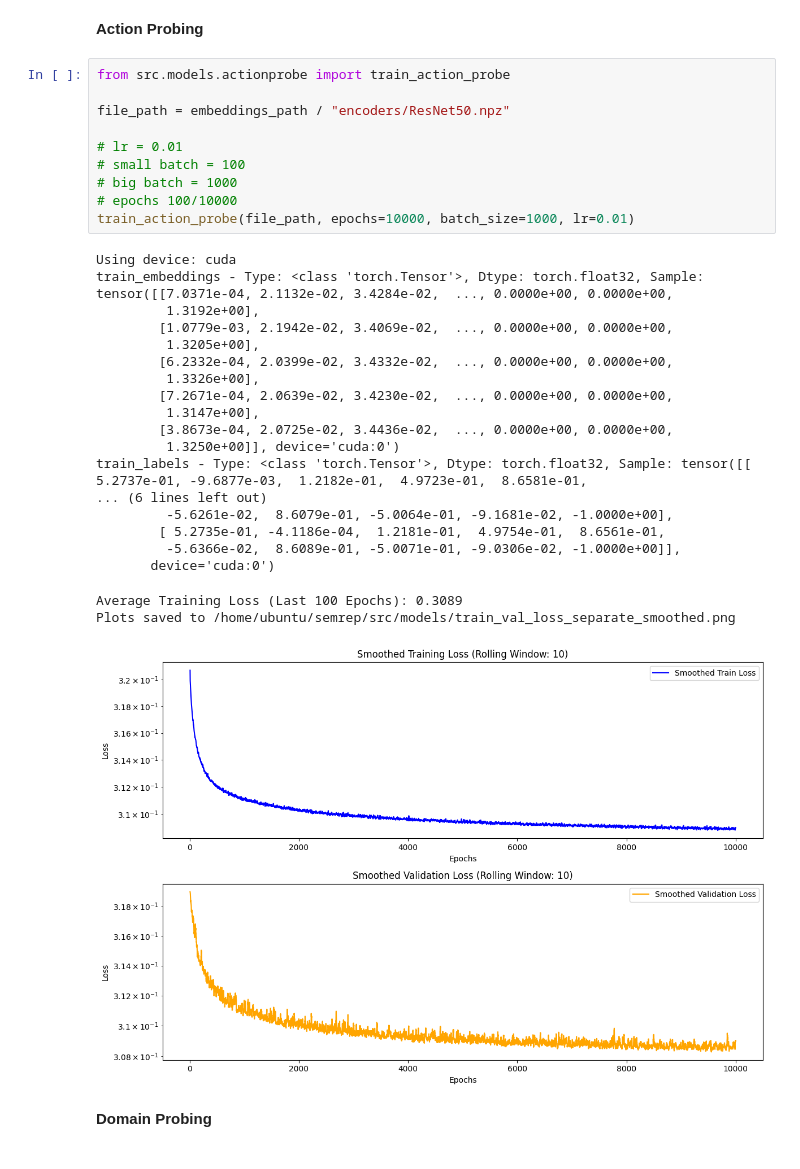
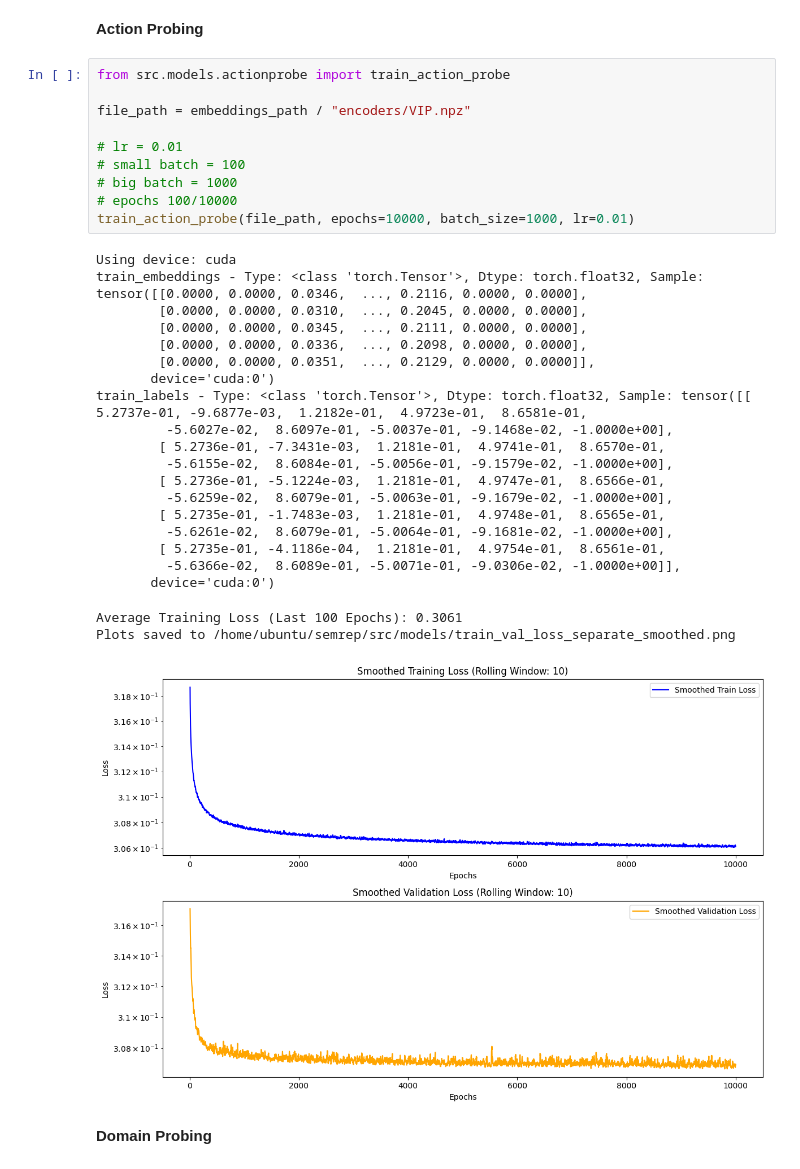
Before and after one commit to yyardi/Bridging-the-Sim2Real-Gap, a Jupyter notebook: notebooks/Compiled_models.ipynb, the cells around one changed output. Cells and saved outputs as stored; diff of their text form.

```diff
--- a/notebooks/Compiled_models.ipynb
+++ b/notebooks/Compiled_models.ipynb
@@ -331,34 +331,35 @@ plt.show()
 # %%
 from src.models.actionprobe import train_action_probe
 
-file_path = embeddings_path / "encoders/ResNet50.npz"
+file_path = embeddings_path / "encoders/VIP.npz"
 
 # lr = 0.01
 # small batch = 100
 # big batch = 1000
 # epochs 100/10000
 train_action_probe(file_path, epochs=10000, batch_size=1000, lr=0.01)
 # %% [output]
 Using device: cuda
-train_embeddings - Type: <class 'torch.Tensor'>, Dtype: torch.float32, Sample: tensor([[7.0371e-04, 2.1132e-02, 3.4284e-02,  ..., 0.0000e+00, 0.0000e+00,
-         1.3192e+00],
-        [1.0779e-03, 2.1942e-02, 3.4069e-02,  ..., 0.0000e+00, 0.0000e+00,
-         1.3205e+00],
-        [6.2332e-04, 2.0399e-02, 3.4332e-02,  ..., 0.0000e+00, 0.0000e+00,
-         1.3326e+00],
-        [7.2671e-04, 2.0639e-02, 3.4230e-02,  ..., 0.0000e+00, 0.0000e+00,
-         1.3147e+00],
-        [3.8673e-04, 2.0725e-02, 3.4436e-02,  ..., 0.0000e+00, 0.0000e+00,
-         1.3250e+00]], device='cuda:0')
+train_embeddings - Type: <class 'torch.Tensor'>, Dtype: torch.float32, Sample: tensor([[0.0000, 0.0000, 0.0346,  ..., 0.2116, 0.0000, 0.0000],
+        [0.0000, 0.0000, 0.0310,  ..., 0.2045, 0.0000, 0.0000],
+        [0.0000, 0.0000, 0.0345,  ..., 0.2111, 0.0000, 0.0000],
+        [0.0000, 0.0000, 0.0336,  ..., 0.2098, 0.0000, 0.0000],
+        [0.0000, 0.0000, 0.0351,  ..., 0.2129, 0.0000, 0.0000]],
+       device='cuda:0')
 train_labels - Type: <class 'torch.Tensor'>, Dtype: torch.float32, Sample: tensor([[ 5.2737e-01, -9.6877e-03,  1.2182e-01,  4.9723e-01,  8.6581e-01,
-... (6 lines left out)
+         -5.6027e-02,  8.6097e-01, -5.0037e-01, -9.1468e-02, -1.0000e+00],
+        [ 5.2736e-01, -7.3431e-03,  1.2181e-01,  4.9741e-01,  8.6570e-01,
+         -5.6155e-02,  8.6084e-01, -5.0056e-01, -9.1579e-02, -1.0000e+00],
+        [ 5.2736e-01, -5.1224e-03,  1.2181e-01,  4.9747e-01,  8.6566e-01,
+         -5.6259e-02,  8.6079e-01, -5.0063e-01, -9.1679e-02, -1.0000e+00],
+        [ 5.2735e-01, -1.7483e-03,  1.2181e-01,  4.9748e-01,  8.6565e-01,
          -5.6261e-02,  8.6079e-01, -5.0064e-01, -9.1681e-02, -1.0000e+00],
         [ 5.2735e-01, -4.1186e-04,  1.2181e-01,  4.9754e-01,  8.6561e-01,
          -5.6366e-02,  8.6089e-01, -5.0071e-01, -9.0306e-02, -1.0000e+00]],
        device='cuda:0')
-Average Training Loss (Last 100 Epochs): 0.3089
+Average Training Loss (Last 100 Epochs): 0.3061
 Plots saved to /home/ubuntu/semrep/src/models/train_val_loss_separate_smoothed.png
-[figure, old version]
+[figure, new version]
 # %% [markdown]
 **Domain Probing**
 # %%
```
Also changed, not shown: 2 other files.
